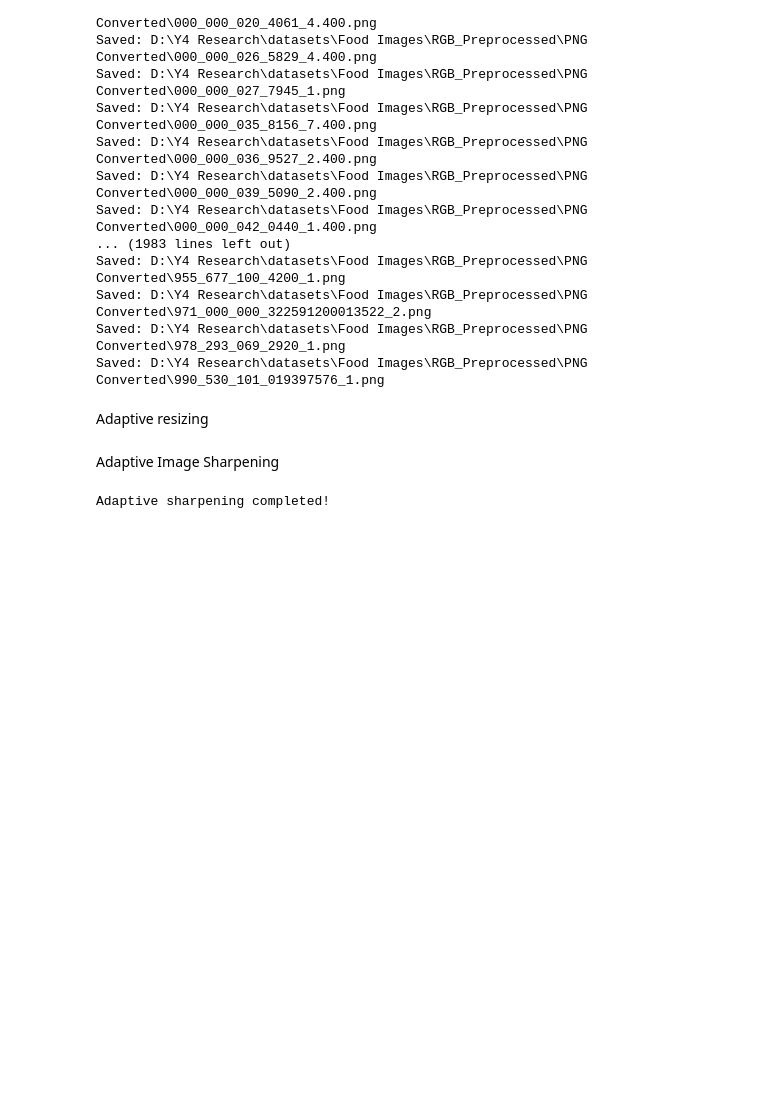
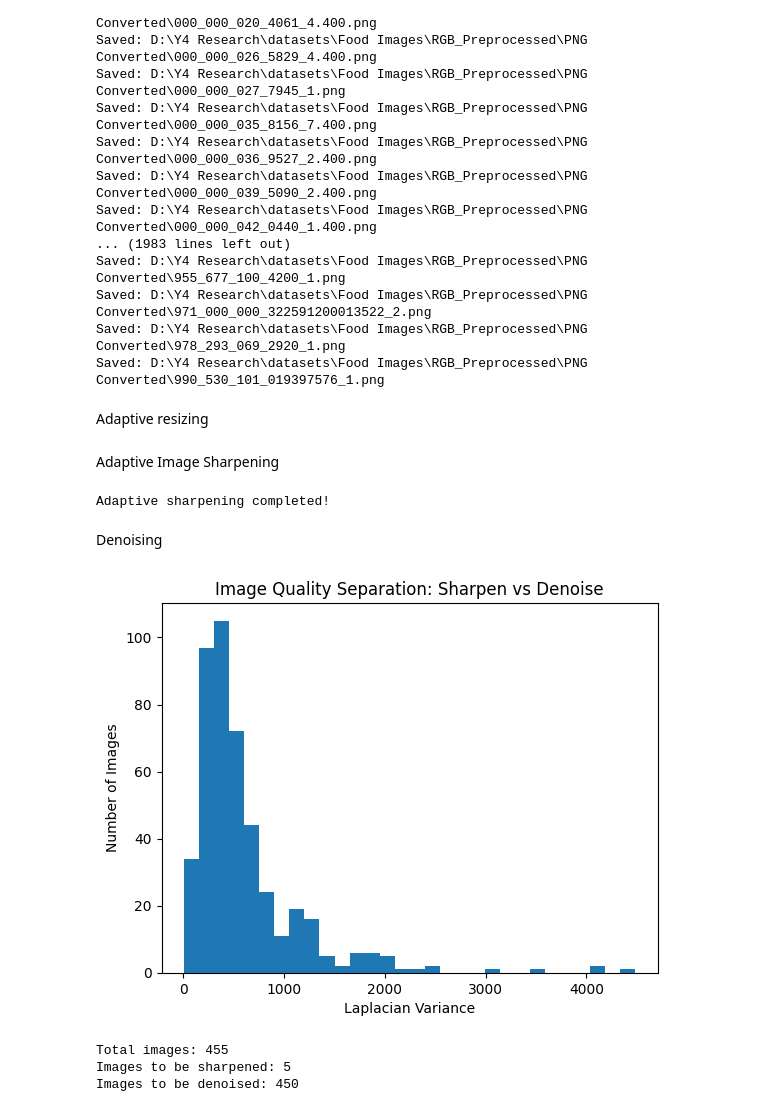
Before and after one commit to IT22106360/Research_Project, a Jupyter notebook: notebooks/image_preprocessing_Llava.ipynb, the cells around one changed output. Saved outputs shown, nothing was run; the diff lists cells and outputs as text; code cells hidden in the pictures; blank space fills up the shorter version.

```diff
--- a/notebooks/image_preprocessing_Llava.ipynb
+++ b/notebooks/image_preprocessing_Llava.ipynb
@@ -161,3 +161,70 @@ for filename in tqdm(image_files, desc="Sharpening images"):
 print("Adaptive sharpening completed!")
 # %% [output]
 Adaptive sharpening completed!
+# %% [markdown]
+Denoising
+# %%
+import os
+import cv2
+import matplotlib.pyplot as plt
+from tqdm import tqdm
+
+# PATHS
+INPUT_DIR = r"D:\Y4 Research\datasets\Food Images\RGB_Preprocessed\subset1_Processing\resized"
+SHARPEN_DIR = r"D:\Y4 Research\datasets\Food Images\RGB_Preprocessed\subset1_Processing\tobe_sharpened"
+DENOISE_DIR = r"D:\Y4 Research\datasets\Food Images\RGB_Preprocessed\subset1_Processing\tobe_denoised"
+
+os.makedirs(SHARPEN_DIR, exist_ok=True)
+os.makedirs(DENOISE_DIR, exist_ok=True)
+
+# THRESHOLD
+LOW_LAPLACIAN_THRESHOLD = 80   # < 80 → blurry → sharpen
+
+laplacian_values = []
+categories = []
+
+# Collect image files
+image_files = [
+    f for f in os.listdir(INPUT_DIR)
+    if f.lower().endswith((".jpg", ".jpeg", ".png", ".bmp", ".tif", ".tiff"))
+]
+
+# PROCESS IMAGES WITH PROGRESS BAR
+for filename in tqdm(image_files, desc="Separating images (Sharpen vs Denoise)"):
+    img_path = os.path.join(INPUT_DIR, filename)
+    image = cv2.imread(img_path)
+
+    if image is None:
+        continue
+
+    gray = cv2.cvtColor(image, cv2.COLOR_BGR2GRAY)
+    lap_var = cv2.Laplacian(gray, cv2.CV_64F).var()
+
+    laplacian_values.append(lap_var)
+
+    if lap_var < LOW_LAPLACIAN_THRESHOLD:
+        categories.append("Sharpen")
+        cv2.imwrite(os.path.join(SHARPEN_DIR, filename), image)
+    else:
+        categories.append("Denoise")
+        cv2.imwrite(os.path.join(DENOISE_DIR, filename), image)
+
+# ---------------------------------
+# GRAPH SUMMARY
+plt.figure()
+plt.hist(laplacian_values, bins=30)
+plt.xlabel("Laplacian Variance")
+plt.ylabel("Number of Images")
+plt.title("Image Quality Separation: Sharpen vs Denoise")
+plt.show()
+
+# ---------------------------------
+# TEXT SUMMARY
+print("Total images:", len(laplacian_values))
+print("Images to be sharpened:", categories.count("Sharpen"))
+print("Images to be denoised:", categories.count("Denoise"))
+# %% [output]
+[figure, added]
+Total images: 455
+Images to be sharpened: 5
+Images to be denoised: 450
```
Also changed, not shown: parts of 7 cells of this notebook.
